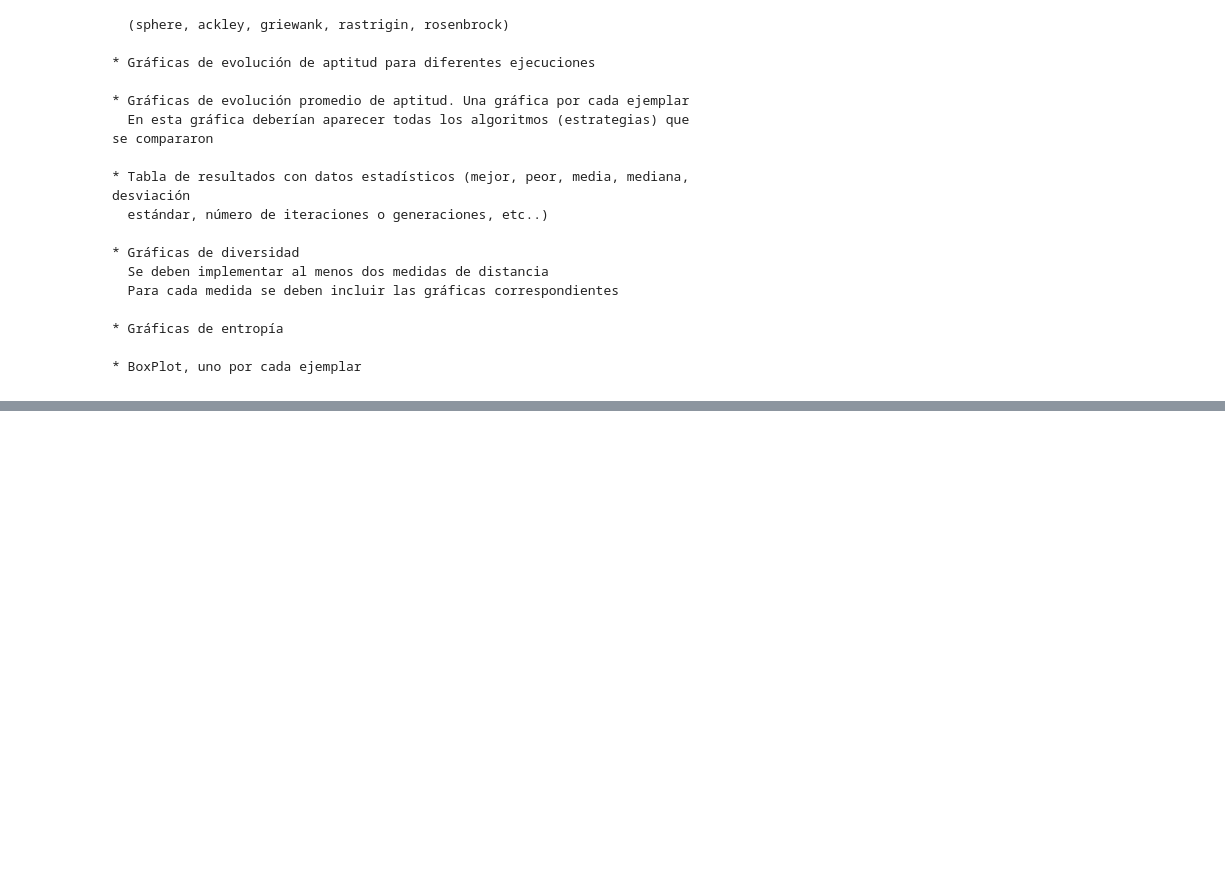
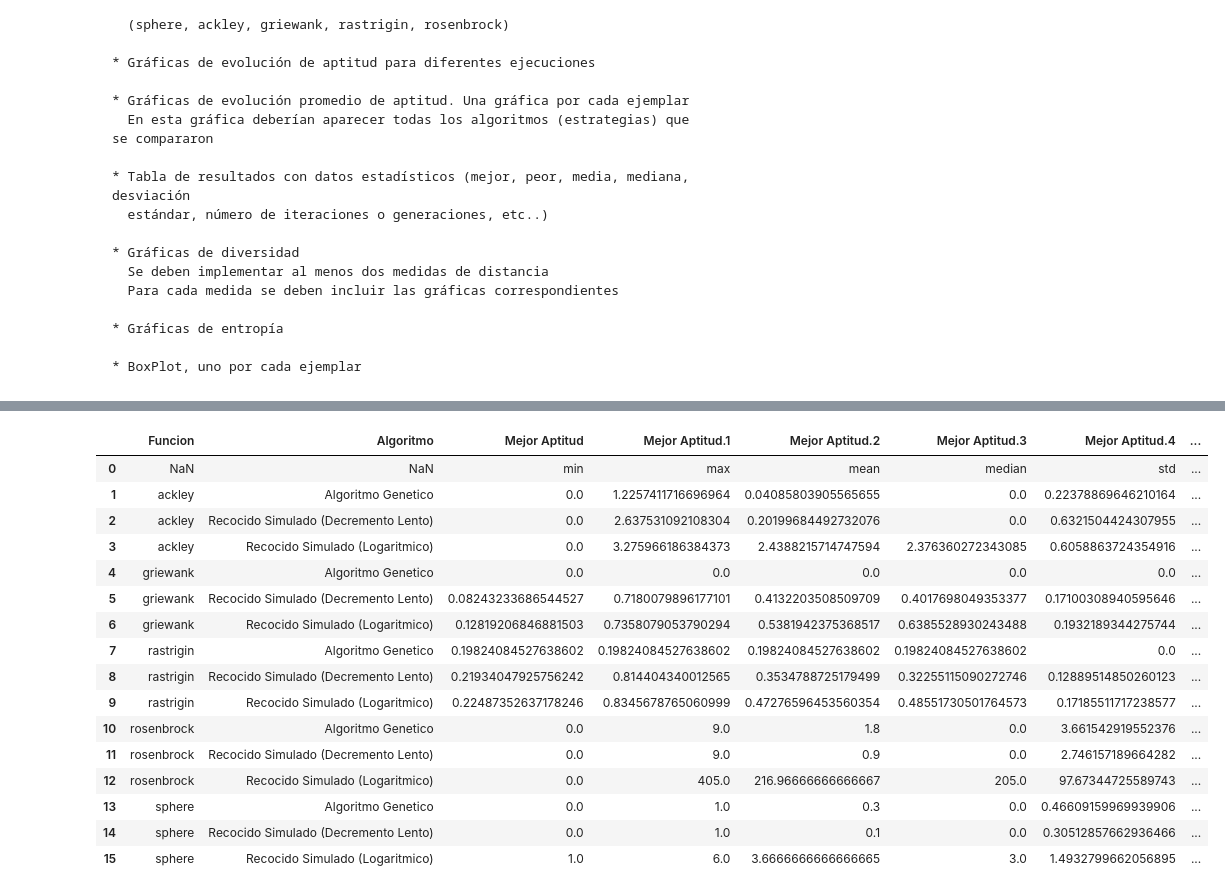
Before and after one commit to CarlosCastanon2099/Computo-Evolutivo, a Jupyter notebook: Tareas/Tarea-05/Tarea 5.ipynb, the cells around one changed output, grey strips where cells are left out. Saved outputs shown, nothing was run; the diff lists cells and outputs as text; code cells hidden in the pictures; blank space fills up the shorter version.

```diff
--- a/Tareas/Tarea-05/Tarea 5.ipynb
+++ b/Tareas/Tarea-05/Tarea 5.ipynb
@@ -500,0 +577,20 @@ estadisticas.to_csv('estadisticas_resultados.csv', index=False)
+# %%
+pd.read_csv('estadisticas_resultados.csv')
+# %% [output]
+|  | Funcion | Algoritmo | Mejor Aptitud | Mejor Aptitud.1 | Mejor Aptitud.2 | Mejor Aptitud.3 | Mejor Aptitud.4 | ... |
+| 0 | NaN | NaN | min | max | mean | median | std | ... |
+| 1 | ackley | Algoritmo Genetico | 0.0 | 1.2257411716696964 | 0.04085803905565655 | 0.0 | 0.22378869646210164 | ... |
+| 2 | ackley | Recocido Simulado (Decremento Lento) | 0.0 | 2.637531092108304 | 0.20199684492732076 | 0.0 | 0.6321504424307955 | ... |
+| 3 | ackley | Recocido Simulado (Logaritmico) | 0.0 | 3.275966186384373 | 2.4388215714747594 | 2.376360272343085 | 0.6058863724354916 | ... |
+| 4 | griewank | Algoritmo Genetico | 0.0 | 0.0 | 0.0 | 0.0 | 0.0 | ... |
+| 5 | griewank | Recocido Simulado (Decremento Lento) | 0.08243233686544527 | 0.7180079896177101 | 0.4132203508509709 | 0.4017698049353377 | 0.17100308940595646 | ... |
+| 6 | griewank | Recocido Simulado (Logaritmico) | 0.12819206846881503 | 0.7358079053790294 | 0.5381942375368517 | 0.6385528930243488 | 0.1932189344275744 | ... |
+| 7 | rastrigin | Algoritmo Genetico | 0.19824084527638602 | 0.19824084527638602 | 0.19824084527638602 | 0.19824084527638602 | 0.0 | ... |
+| 8 | rastrigin | Recocido Simulado (Decremento Lento) | 0.21934047925756242 | 0.814404340012565 | 0.3534788725179499 | 0.32255115090272746 | 0.12889514850260123 | ... |
+| 9 | rastrigin | Recocido Simulado (Logaritmico) | 0.22487352637178246 | 0.8345678765060999 | 0.47276596453560354 | 0.48551730501764573 | 0.17185511717238577 | ... |
+| 10 | rosenbrock | Algoritmo Genetico | 0.0 | 9.0 | 1.8 | 0.0 | 3.661542919552376 | ... |
+| 11 | rosenbrock | Recocido Simulado (Decremento Lento) | 0.0 | 9.0 | 0.9 | 0.0 | 2.746157189664282 | ... |
+| 12 | rosenbrock | Recocido Simulado (Logaritmico) | 0.0 | 405.0 | 216.96666666666667 | 205.0 | 97.67344725589743 | ... |
+| 13 | sphere | Algoritmo Genetico | 0.0 | 1.0 | 0.3 | 0.0 | 0.46609159969939906 | ... |
+| 14 | sphere | Recocido Simulado (Decremento Lento) | 0.0 | 1.0 | 0.1 | 0.0 | 0.30512857662936466 | ... |
+| 15 | sphere | Recocido Simulado (Logaritmico) | 1.0 | 6.0 | 3.6666666666666665 | 3.0 | 1.4932799662056895 | ... |
```
Also changed, not shown: parts of 9 cells of this notebook, 3 other files.
